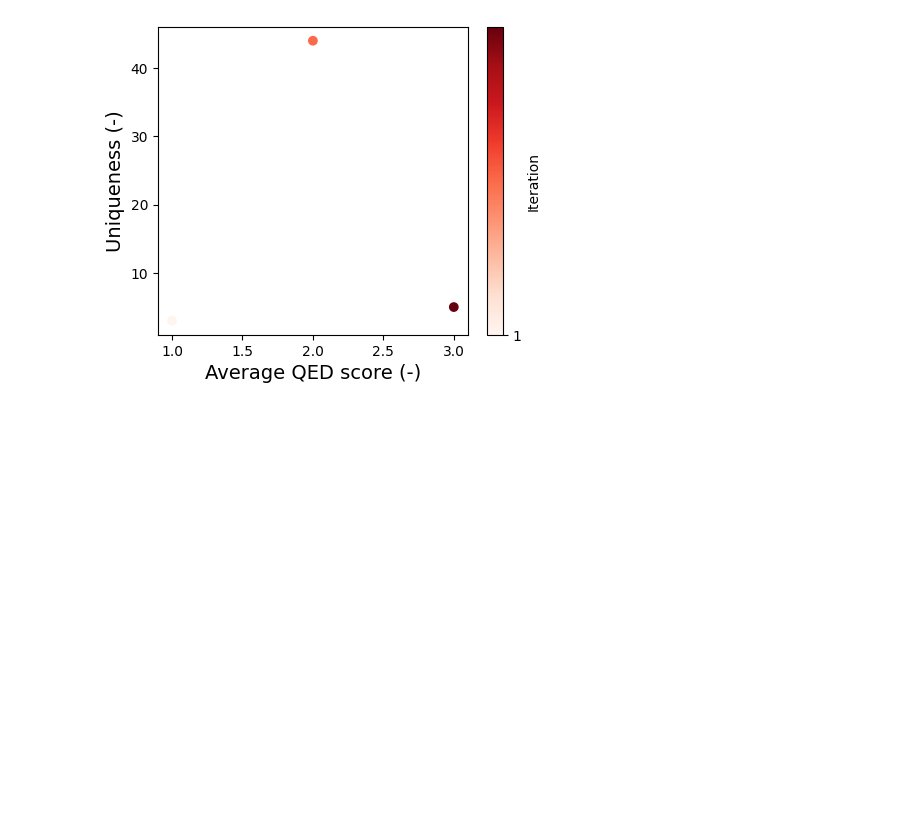
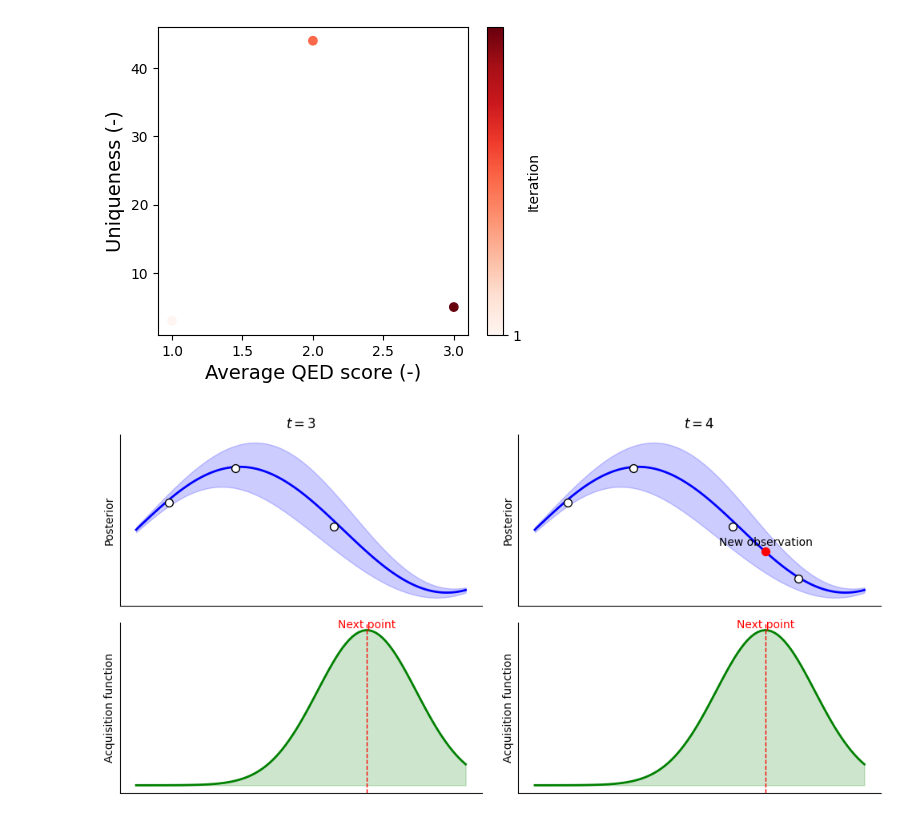
Before and after one commit to Lung-Yi/qmg, a Jupyter notebook: test_development/19_bo.ipynb, the cells around one changed output. Saved outputs shown, nothing was run; the diff lists cells and outputs as text; code cells hidden in the pictures; blank space fills up the shorter version.

```diff
--- a/test_development/19_bo.ipynb
+++ b/test_development/19_bo.ipynb
@@ -243,3 +243,72 @@ findfont: Font family 'Arial' not found.
 findfont: Font family 'Arial' not found.
 findfont: Font family 'Arial' not found.
 [figure]
+# %%
+import numpy as np
+import matplotlib.pyplot as plt
+from scipy.stats import norm
+
+# Sample points
+x = np.linspace(0, 10, 100)
+y_true = np.sin(x / 2) * 2  # True function (unknown in BO)
+
+# Simulated observations
+x_obs = np.array([1, 3, 6, 8])
+y_obs = np.sin(x_obs / 2) * 2 + np.random.normal(0, 0.1, size=x_obs.shape)
+
+# Gaussian Process posterior mean and confidence interval (simulated)
+y_pred = np.sin(x / 2) * 2
+y_std = np.exp(-0.1 * (x - 5)**2)
+
+# Acquisition function (simulated)
+acq_func = norm.pdf(x, loc=7, scale=1.5)
+
+# Plot settings for a Nature-style figure
+fig, axes = plt.subplots(2, 2, figsize=(10, 5))
+t_vals = [3, 4]
+
+for i, t in enumerate(t_vals):
+    ax_top = axes[0, i]
+    ax_bottom = axes[1, i]
+
+    # Posterior mean and confidence interval
+    ax_top.plot(x, y_pred, color='blue', linewidth=2)
+    ax_top.fill_between(x, y_pred - y_std, y_pred + y_std, color='blue', alpha=0.2)
+    ax_top.scatter(x_obs[:t], y_obs[:t], color='white', edgecolor='black', zorder=5, s=50, linewidth=1)
+    ax_top.set_title(f'$t={t}$', fontsize=12)
+    ax_top.set_ylabel("Posterior")
+
+    # Remove ticks and spines
+    ax_top.set_yticks([])
+    ax_top.set_xticks([])
+    ax_top.spines['top'].set_visible(False)
+    ax_top.spines['right'].set_visible(False)
+    # ax_top.spines['left'].set_visible(False)
+    # ax_top.spines['bottom'].set_visible(False)
+
+    # New observation annotation for t=4
+    if t == 4:
+        ax_top.scatter([7], [np.sin(7 / 2) * 2], color='red', zorder=6, s=50)
+        ax_top.text(7, np.sin(7 / 2) * 2 + 0.2, "New observation", ha='center', fontsize=10)
+
+    # Acquisition function plot
+    ax_bottom.plot(x, acq_func, color='green', linewidth=2)
+    ax_bottom.fill_between(x, 0, acq_func, color='green', alpha=0.2)
+    ax_bottom.axvline(7, color='red', linestyle='--', linewidth=1)
+    ax_bottom.text(7, np.max(acq_func), "Next point", color='red', ha='center', va='bottom', fontsize=10)
+    ax_bottom.set_ylabel("Acquisition function")
+
+    # Remove ticks and spines
+    ax_bottom.set_yticks([])
+    ax_bottom.set_xticks([])
+    ax_bottom.spines['top'].set_visible(False)
+    ax_bottom.spines['right'].set_visible(False)
+    # ax_bottom.spines['left'].set_visible(False)
+    # ax_bottom.spines['bottom'].set_visible(False)
+
+# General adjustments
+plt.tight_layout()
+plt.subplots_adjust(wspace=0.1, hspace=0.1)
+plt.show()
+# %% [output]
+[figure, added]
```
Also changed, not shown: parts of 1 cell of this notebook, 4 other files.
